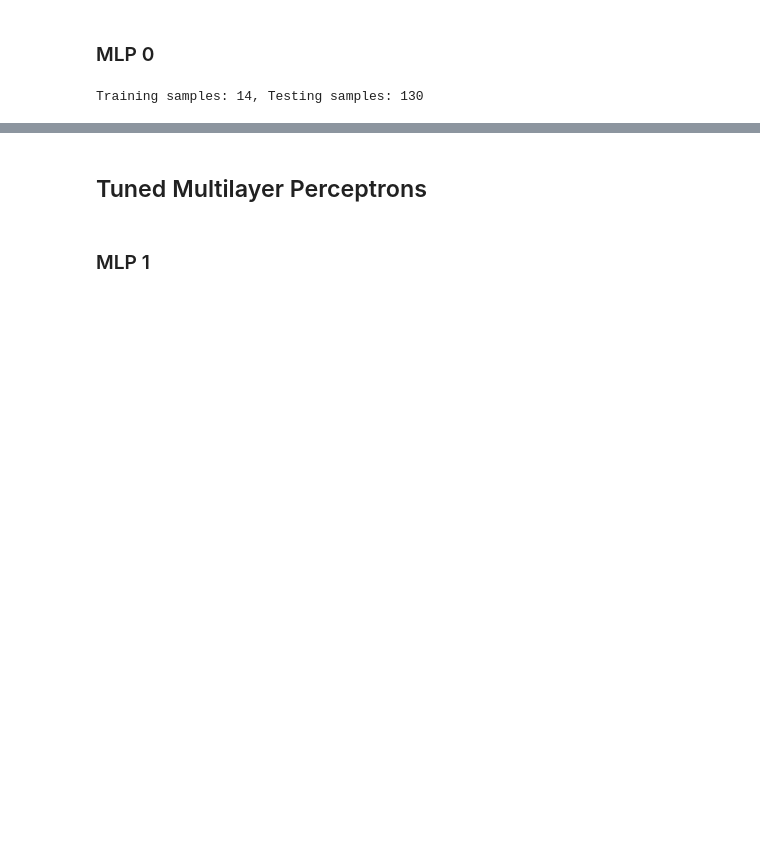
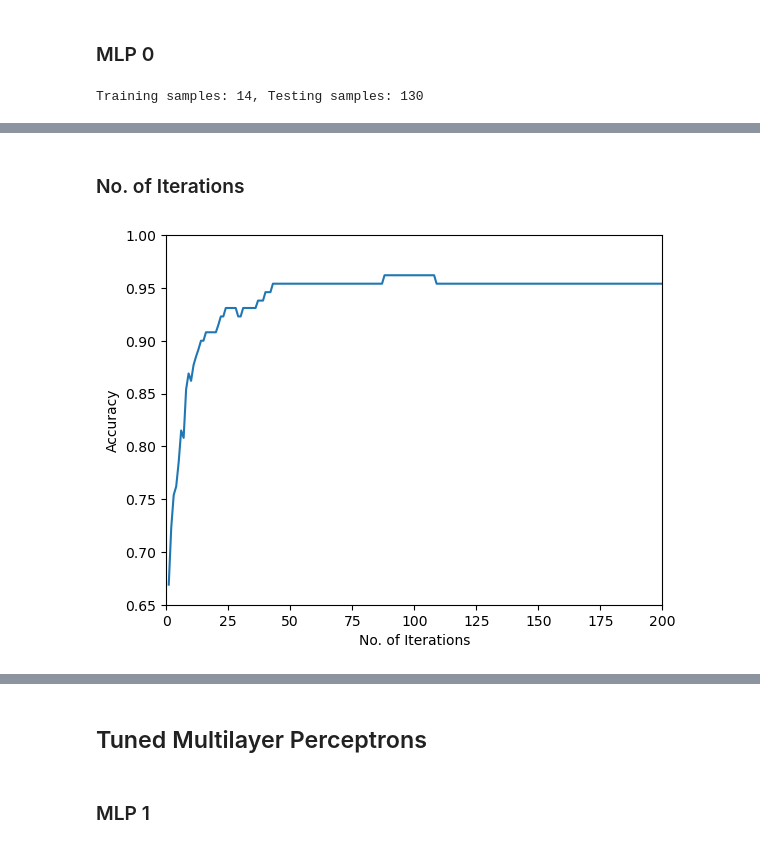
Before and after one commit to gd55hw/F20DL_DMML_Portfolio, a Jupyter notebook: F20DL_Lab10.ipynb, the cells around one changed output, grey strips where cells are left out. Cells and saved outputs as stored; diff of their text form; code cells hidden in the pictures; blank space fills up the shorter version.

```diff
--- a/F20DL_Lab10.ipynb
+++ b/F20DL_Lab10.ipynb
@@ -112,0 +143,18 @@ Training samples: 14, Testing samples: 130
+# %% [markdown]
+### No. of Iterations
+# %%
+iterations = list(range(1, 201))    # 1 step in range [1, 200]
+iter_scores = []
+
+for iter in iterations:
+    clf = MLPClassifier(max_iter=iter, random_state=1)
+    clf.fit(X_train, y_train)
+    y_pred = clf.predict(X_test)
+    acc = round(accuracy_score(y_test, y_pred), 3)
+    iter_scores.append(acc)
+
+plot_param_tune(iterations, iter_scores, "No. of Iterations")
+plt.axis([0, 200, 0.65, 1])
+plt.show()
+# %% [output]
+[figure, added]
```
Also changed, not shown: parts of 12 cells of this notebook.
